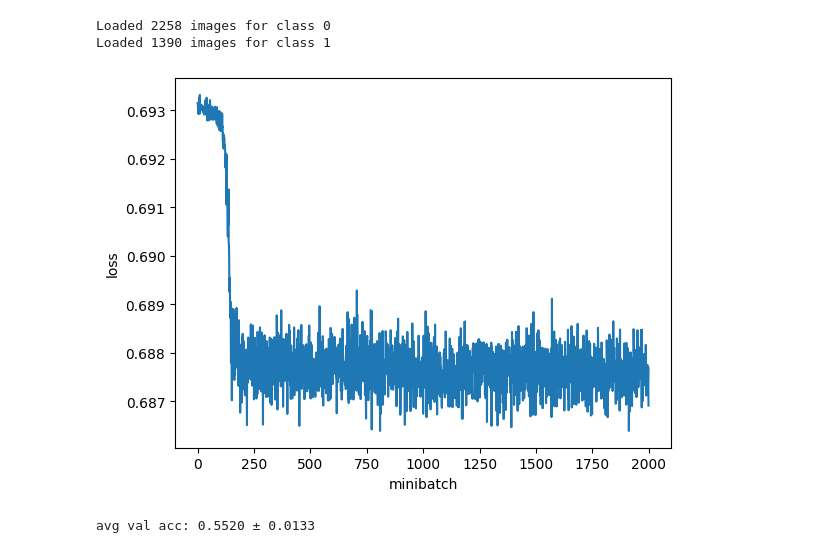
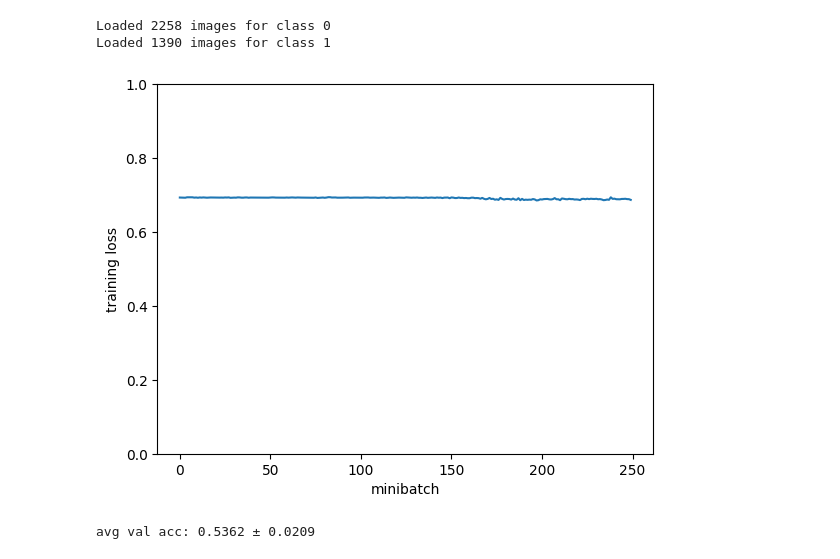
Before and after one commit to MartMonster/AlphaTreeLVQ, a Jupyter notebook: ALVQ/green-plants-model-training/croptimal.ipynb, the cells around one changed output. Saved outputs shown, nothing was run; the diff lists cells and outputs as text; code cells hidden in the pictures.

Commit message:
ALVQ updates to plots; GMLVQ revised

```diff
--- a/ALVQ/green-plants-model-training/croptimal.ipynb
+++ b/ALVQ/green-plants-model-training/croptimal.ipynb
@@ -9,14 +9,14 @@ import lvq_p_train
 from tqdm import tqdm
 import matplotlib.pyplot as plt
 
-img_dir = '../../Croptimal/2024_5_13_CleansingDataset/Run1_light_normal_otherobjects/train/'
+img_dir = '../../Croptimal/resnet/train'
 
 class_subdirs = [
     # Class 0
     # (subdir, weight)
-    [('class_0', 1.0)],
+    [('256_class_0', 1.0)],
     # Class 1
-    [('class_1', 1.0)]]
+    [('256_class_1', 1.0)]]
 
 n_classes = len(class_subdirs)
 global_imgs = helper.read_imgs(img_dir, class_subdirs)
@@ -29,40 +29,41 @@ Loaded 1390 images for class 1
 # %%
 # Check how many minibatches are needed to train
 
-minibatch_sz = 50000
-n_minibatches = 2000
+minibatch_sz = 5000
+n_minibatches = 250
 
 imgs_train, imgs_val = helper.xval(global_imgs)
 train_loader = helper.data_loader(imgs_train, minibatch_sz)
 
 mu, std = helper.feats_mean_std(train_loader, n_minibatches // 10)
 mu = torch.from_numpy(mu)
 std = torch.from_numpy(std)
 
 n_feats = mu.shape[0]
 init_protos = torch.from_numpy(np.ones((2, n_feats), dtype=np.float32))
 
 net = alvq.alvq_net(n_feats, init_protos, False, mu, std)
 lvq = lvq_p_train.lvq_p_train(net, lr=0.001)
 
 losses = np.empty(n_minibatches)
 
 for batch_nr in tqdm(range(n_minibatches)):
     X, y = next(train_loader)
     X = torch.from_numpy(X)
     y = torch.from_numpy(y)
     losses[batch_nr] = lvq.train(X, y)
 
 plt.plot(losses)
+plt.ylim(0,1)
 plt.xlabel('minibatch')
-plt.ylabel('loss');
+plt.ylabel('training loss');
 # %% [output]
-[figure, old version]
+[figure, new version]
 # %%
 # Train probabilistic angular LVQ
 
-minibatch_sz = 1000
-n_minibatches = 1000
+minibatch_sz = 5000
+n_minibatches = 250
 # Increase to decrease the variance in the average validation accuracy
 n_runs = 10
 val_accs = np.zeros(n_runs)
@@ -99,7 +100,7 @@ for data_split_nr in tqdm(range(n_runs)):
 
 print(f'avg val acc: {val_accs.mean():.4f} ± {val_accs.std():.4f}')
 # %% [output]
-avg val acc: 0.5520 ± 0.0133
+avg val acc: 0.5362 ± 0.0209
 # %%
 # Train on all images
 
```
Also changed, not shown: parts of 3 cells of this notebook, 5 other files.
